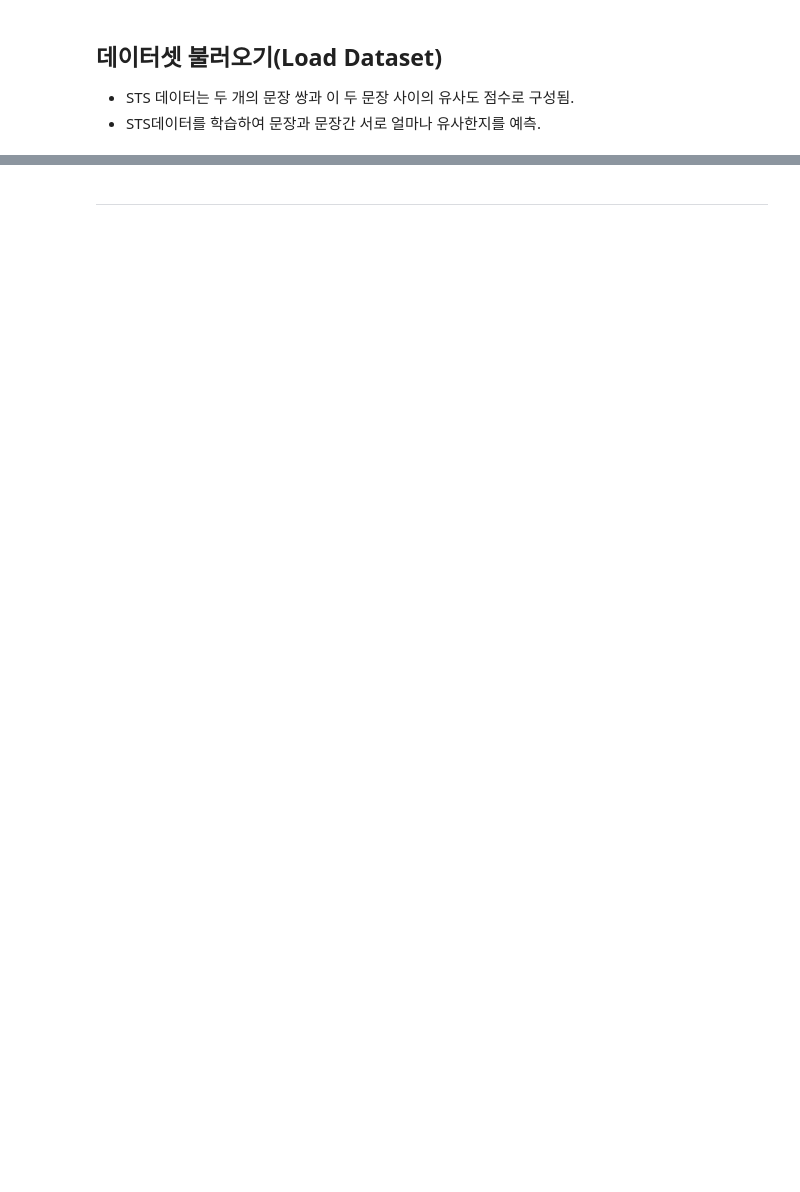
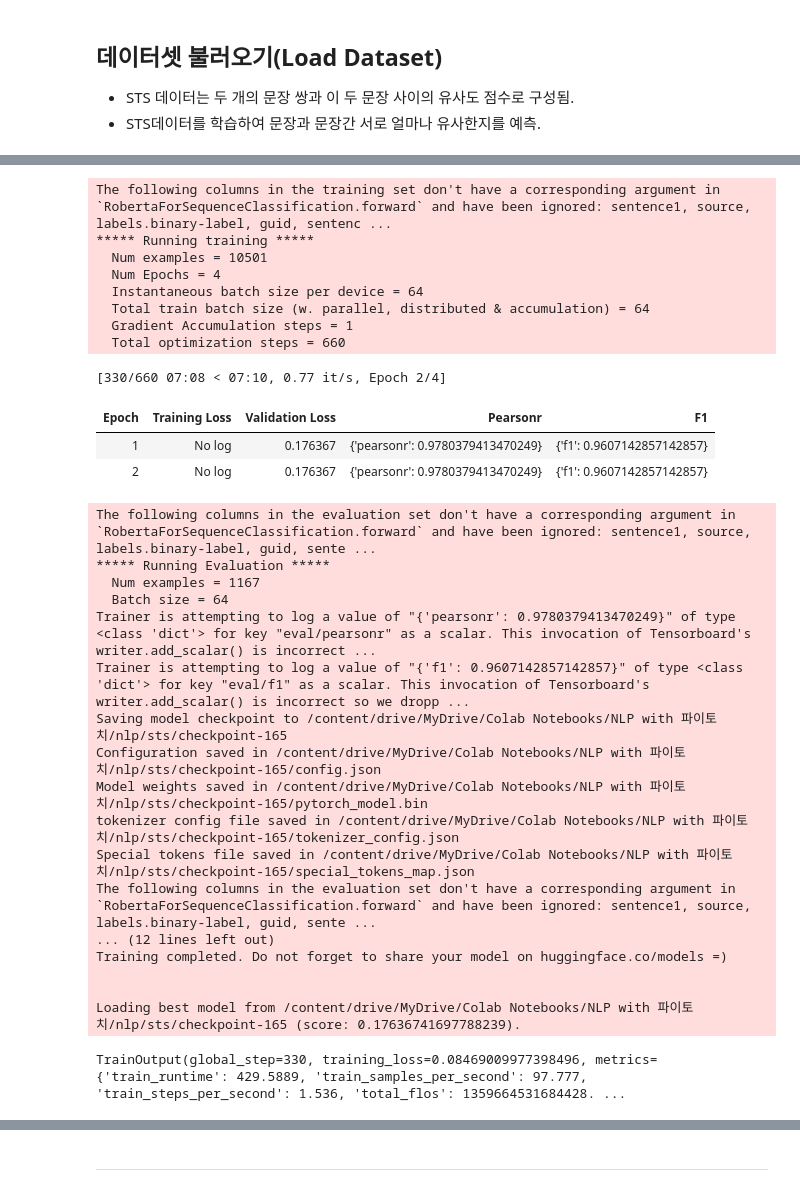
Before and after one commit to WooKyungHwa/NLU_3-, a Jupyter notebook: 우경화_sts.ipynb, the cells around one changed output, grey strips where cells are left out. Saved outputs shown, nothing was run; the diff lists cells and outputs as text; code cells hidden in the pictures; blank space fills up the shorter version.

```diff
--- a/우경화_sts.ipynb
+++ b/우경화_sts.ipynb
@@ -486,0 +598,60 @@ You should probably TRAIN this model on a down-stream task to be able to use it
+# %%
+# optimizer 및 scheduler 설정: 64
+optimizer = AdamW(
+    model.parameters(),
+    lr = 5e-5,
+    eps = 1e-8
+)
+
+batch_size = 64
+total_steps = round(len(encoded_train.shard(index=1, num_shards=10)) / batch_size) * 5
+
+# lr 선형으로 감소시키는 스케줄러
+scheduler = get_linear_schedule_with_warmup(optimizer,
+                                            num_warmup_steps = 0,
+                                            num_training_steps = total_steps)
+# %%
+# batch_size : 64
+trainer = Trainer(
+    model,
+    args = batch_args,
+    train_dataset = encoded_train ,
+    eval_dataset = encoded_valid,
+    tokenizer = tokenizer,
+    compute_metrics = compute_metrics,
+    optimizers = (optimizer, scheduler),
+    callbacks = [EarlyStoppingCallback(early_stopping_patience = 1)]
+)
+# %%
+trainer.train()
+# %% [output]
+The following columns in the training set don't have a corresponding argument in `RobertaForSequenceClassification.forward` and have been ignored: sentence1, source, labels.binary-label, guid, sentenc ...
+***** Running training *****
+  Num examples = 10501
+  Num Epochs = 4
+  Instantaneous batch size per device = 64
+  Total train batch size (w. parallel, distributed & accumulation) = 64
+  Gradient Accumulation steps = 1
+  Total optimization steps = 660
+[330/660 07:08 < 07:10, 0.77 it/s, Epoch 2/4]
+| Epoch | Training Loss | Validation Loss | Pearsonr | F1 |
+| 1 | No log | 0.176367 | {'pearsonr': 0.9780379413470249} | {'f1': 0.9607142857142857} |
+| 2 | No log | 0.176367 | {'pearsonr': 0.9780379413470249} | {'f1': 0.9607142857142857} |
+The following columns in the evaluation set don't have a corresponding argument in `RobertaForSequenceClassification.forward` and have been ignored: sentence1, source, labels.binary-label, guid, sente ...
+***** Running Evaluation *****
+  Num examples = 1167
+  Batch size = 64
+Trainer is attempting to log a value of "{'pearsonr': 0.9780379413470249}" of type <class 'dict'> for key "eval/pearsonr" as a scalar. This invocation of Tensorboard's writer.add_scalar() is incorrect ...
+Trainer is attempting to log a value of "{'f1': 0.9607142857142857}" of type <class 'dict'> for key "eval/f1" as a scalar. This invocation of Tensorboard's writer.add_scalar() is incorrect so we dropp ...
+Saving model checkpoint to /content/drive/MyDrive/Colab Notebooks/NLP with 파이토치/nlp/sts/checkpoint-165
+Configuration saved in /content/drive/MyDrive/Colab Notebooks/NLP with 파이토치/nlp/sts/checkpoint-165/config.json
+Model weights saved in /content/drive/MyDrive/Colab Notebooks/NLP with 파이토치/nlp/sts/checkpoint-165/pytorch_model.bin
+tokenizer config file saved in /content/drive/MyDrive/Colab Notebooks/NLP with 파이토치/nlp/sts/checkpoint-165/tokenizer_config.json
+Special tokens file saved in /content/drive/MyDrive/Colab Notebooks/NLP with 파이토치/nlp/sts/checkpoint-165/special_tokens_map.json
+The following columns in the evaluation set don't have a corresponding argument in `RobertaForSequenceClassification.forward` and have been ignored: sentence1, source, labels.binary-label, guid, sente ...
+... (12 lines left out)
+Training completed. Do not forget to share your model on huggingface.co/models =)
+
+
+Loading best model from /content/drive/MyDrive/Colab Notebooks/NLP with 파이토치/nlp/sts/checkpoint-165 (score: 0.17636741697788239).
+TrainOutput(global_step=330, training_loss=0.08469009977398496, metrics={'train_runtime': 429.5889, 'train_samples_per_second': 97.777, 'train_steps_per_second': 1.536, 'total_flos': 1359664531684428. ...
```
Also changed, not shown: parts of 93 cells of this notebook.
